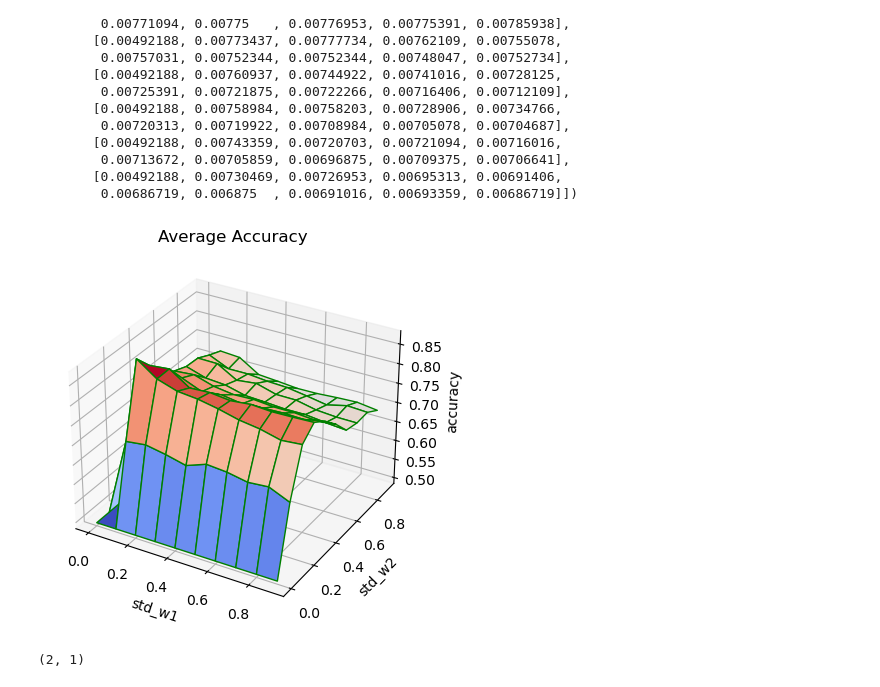
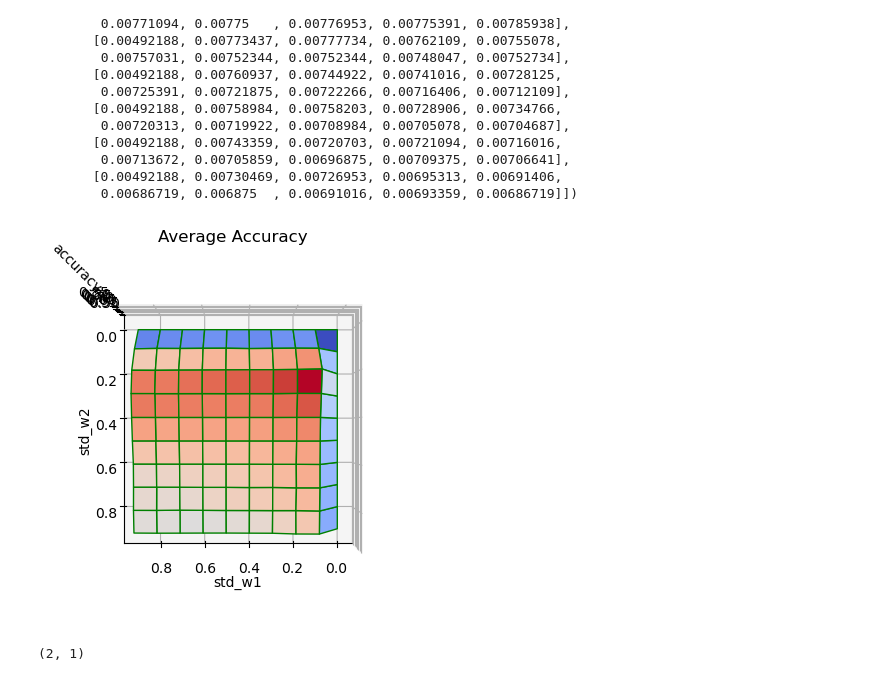
Before and after one commit to JoshuaSin4/Senior-Thesis, a Jupyter notebook: N/100 inputs/1000 epochs - grid of 10/sample_test.ipynb, the cells around one changed output. Drawn from its saved outputs; the diff is of its cells as text; code cells hidden in the pictures.

```diff
--- a/N/100 inputs/1000 epochs - grid of 10/sample_test.ipynb
+++ b/N/100 inputs/1000 epochs - grid of 10/sample_test.ipynb
@@ -60,14 +60,15 @@ array([[0.00492188, 0.00492188, 0.00492188, 0.00492188, 0.00492188,
 # %%
 fig = plt.figure()
 ax = plt.axes(projection ='3d')
 ax.plot_surface(std_w1_axis, std_w2_axis, average_accuracy_grid_10_by_10_10_samples*100, cmap ='coolwarm', edgecolor ='green')
 ax.set_xlabel('std_w1')
 ax.set_ylabel('std_w2')
 ax.set_zlabel('accuracy')
 ax.set_title('Average Accuracy')
+ax.view_init(90,90)
 fig.savefig("100_inputs_average_accuracy_grid_over_10_samples.png".format(sample))
 # %% [output]
-[figure, old version]
+[figure, new version]
 # %%
 # Find the best w1, w2 given the average accuracy of the grid
 
```
Also changed, not shown: parts of 3 cells of this notebook, 38 other files.
